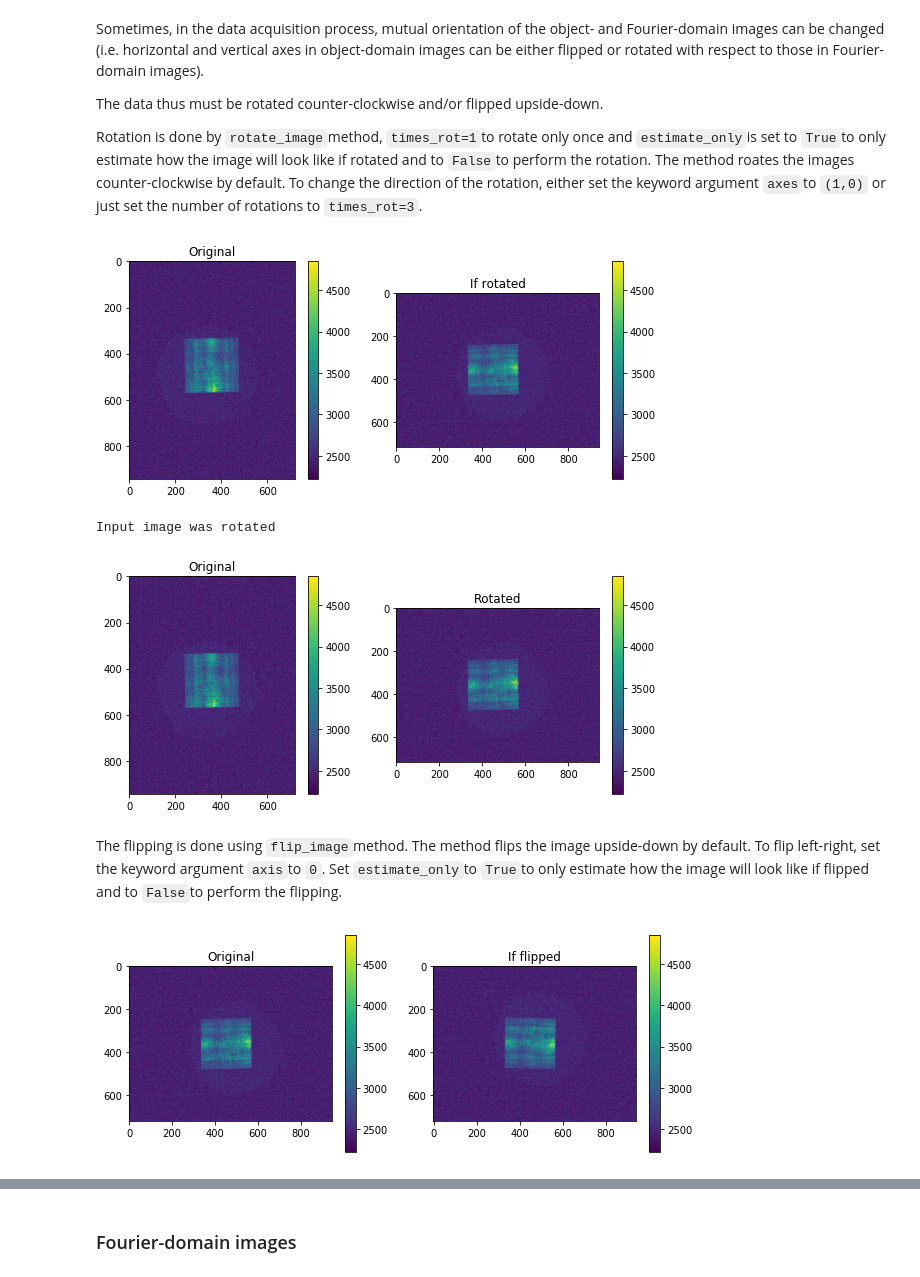
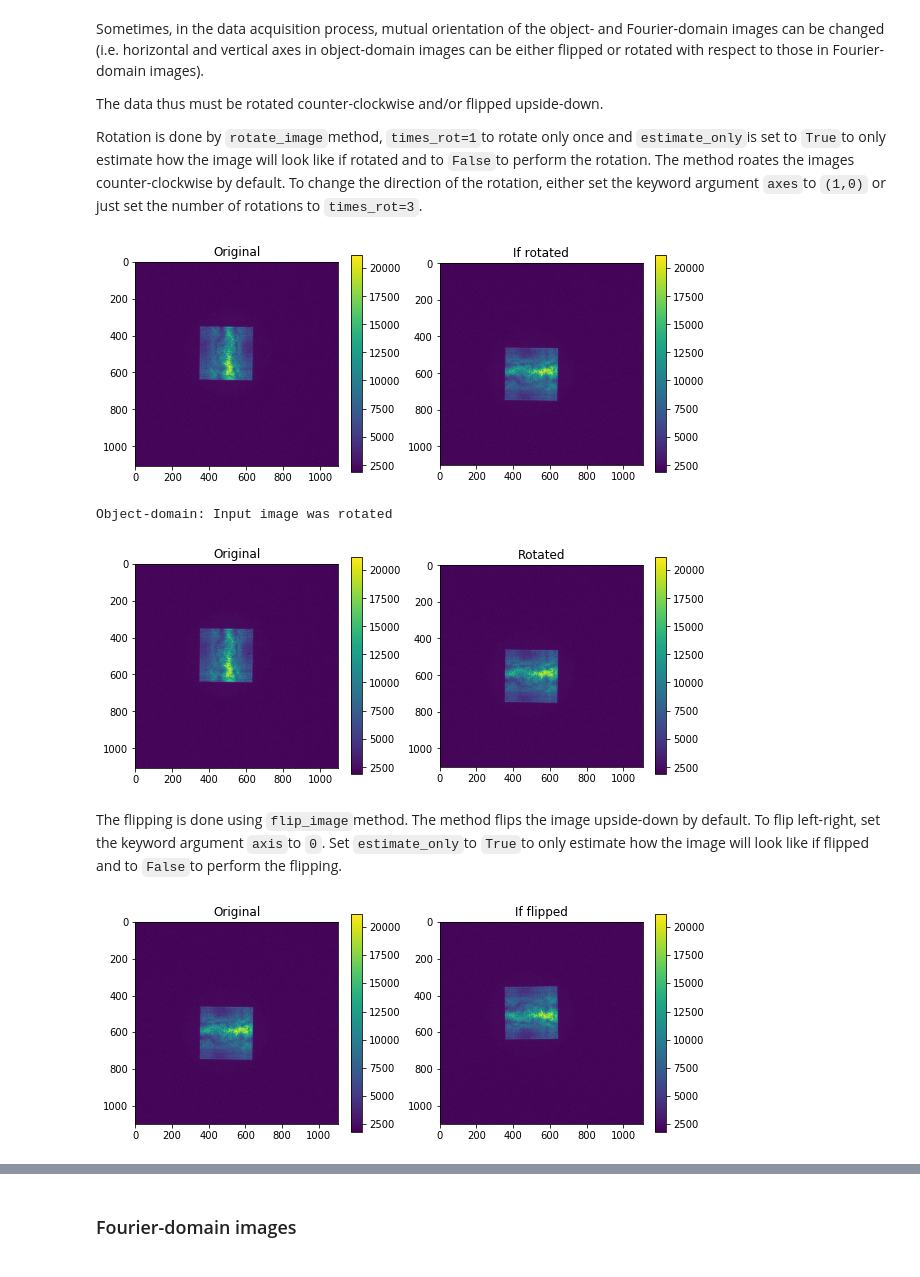
Before and after one commit to pkliui/PhaseRetrieval, a Jupyter notebook: docs/PhaseRetrieval.ipynb, the cells around one changed output, grey strips where cells are left out. Drawn from its saved outputs; the diff is of its cells as text; code cells hidden in the pictures.

````diff
--- a/docs/PhaseRetrieval.ipynb
+++ b/docs/PhaseRetrieval.ipynb
@@ -109,7 +121,7 @@ There is also an option to read images from tif files. In this case, no delimite
 
 The loaded image can be plotted using ```plot_image``` method of ```RSpaceImage```class. To zoom in to the image, set the keyword argument ```zoom``` to any float > 1. The input images are typically not centred in the computational domain.
 # %%
-rs = RSpaceImage(filename=os.path.join(datapath,'RS.csv'),
+rs = RSpaceImage(filename=os.path.join(datapath,'rs35.csv'),
                  delimiter='\t')
 rs.plot_image(zoom=1.5)
 # %% [output]
@@ -126,17 +139,18 @@
 rs.rotate_image(times_rot=1,
                 estimate_only=True)
 # %% [output]
-[figure, old version]
+[figure, new version]
 # %%
 rs.rotate_image(times_rot=1,
-                estimate_only=False)
+                estimate_only=False,
+                plot_progress = True)
 # %% [output]
-Input image was rotated
+Object-domain: Input image was rotated
-[figure, old version]
+[figure, new version]
 # %% [markdown]
 The flipping is done using ```flip_image```method. The method flips the image upside-down by default. To flip left-right, set the keyword argument ```axis```to ```0```. Set ```estimate_only```to ```True```to only estimate how the image will look like if flipped and to ```False```to perform the flipping.
 # %%
 rs.flip_image(estimate_only=True)
 # %% [output]
-[figure, old version]
+[figure, new version]
 # %%
````
Also changed, not shown: parts of 101 cells of this notebook.
